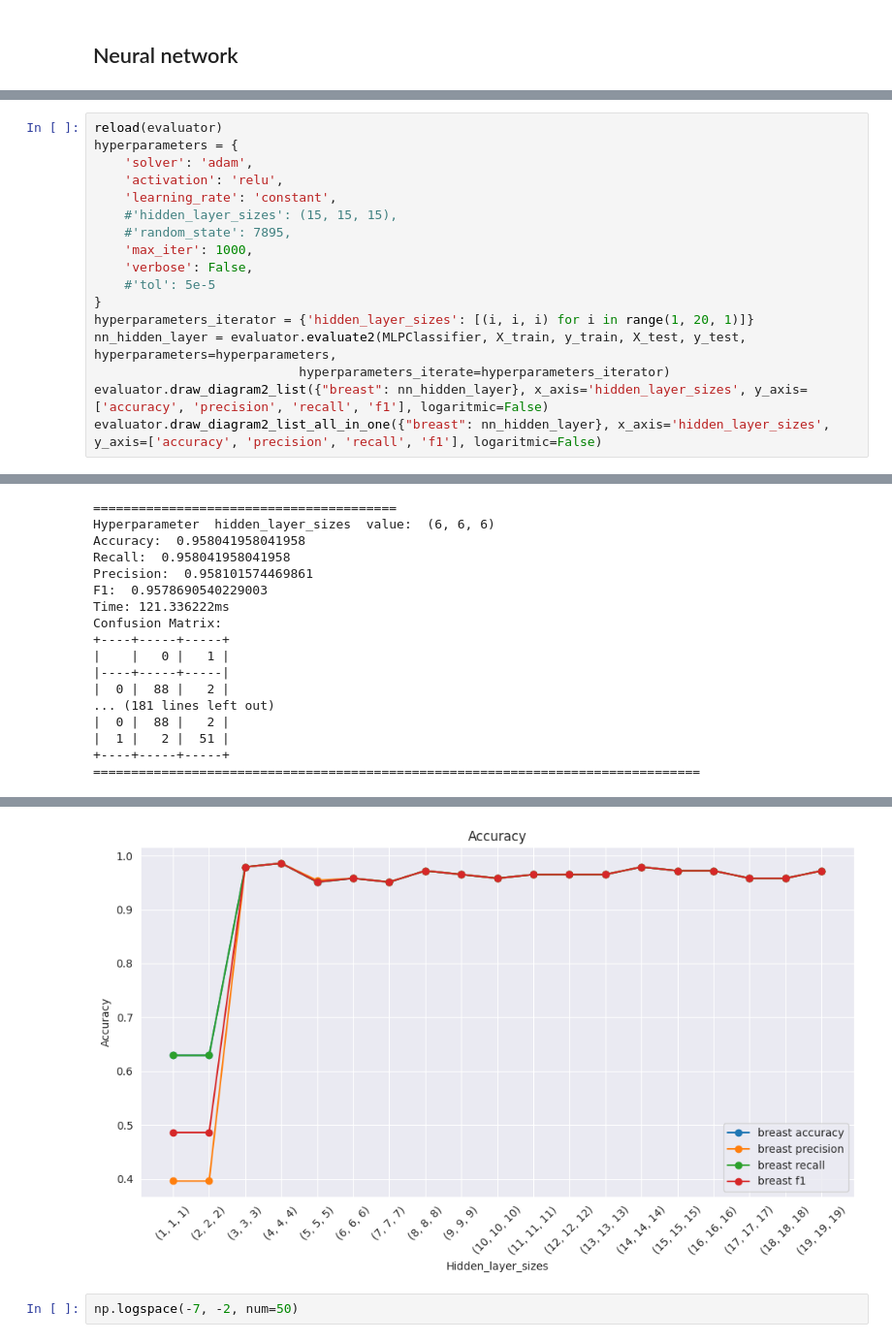
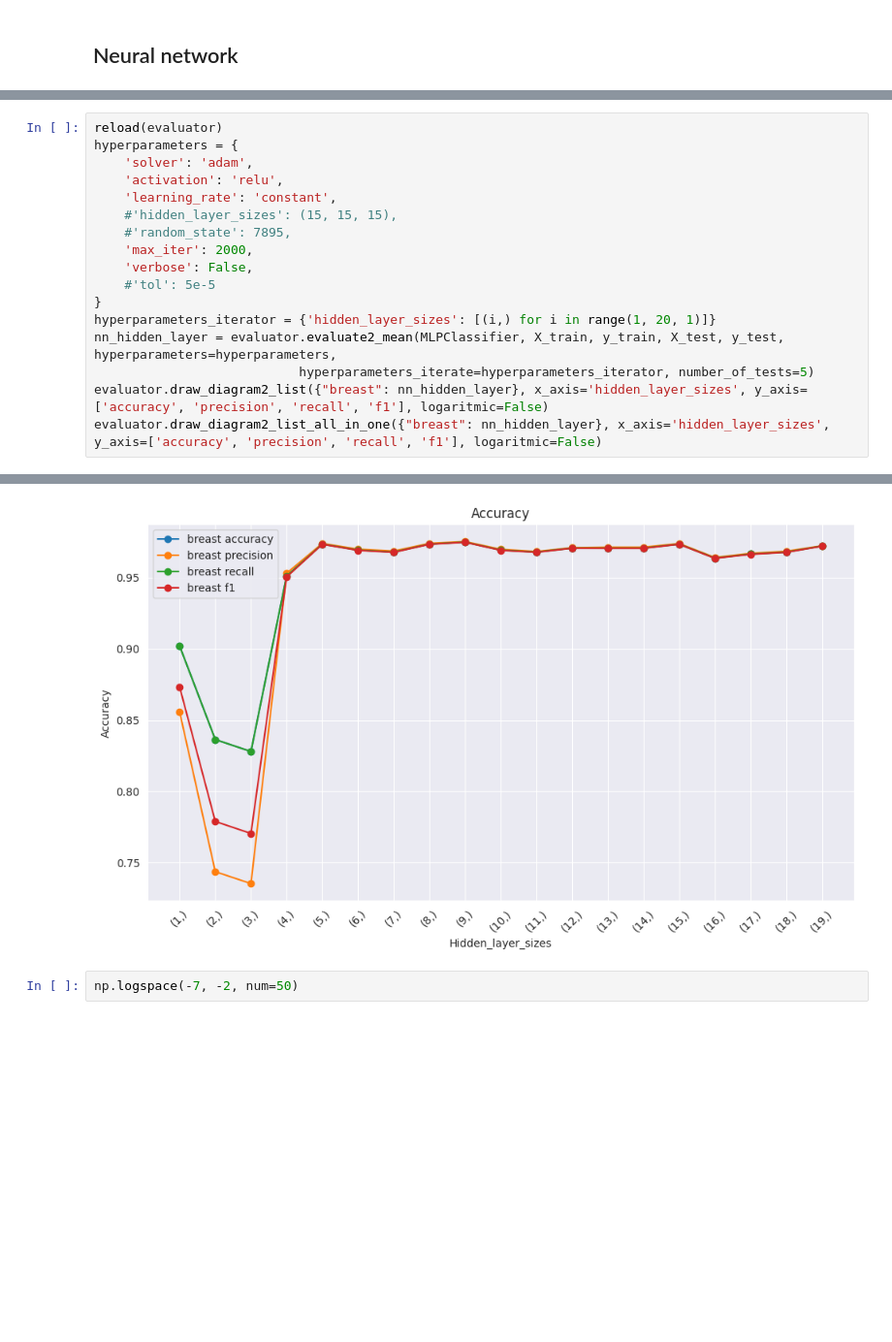
Before and after one commit to Maustrian3/ML24, a Jupyter notebook: exercise-1/breast.ipynb, the cells around one changed output, grey strips where cells are left out. Shown at 97% size. Cells and saved outputs as stored; diff of their text form; blank space fills up the shorter version.

```diff
--- a/exercise-1/breast.ipynb
+++ b/exercise-1/breast.ipynb
@@ -139,13 +170,13 @@ hyperparameters = {
     'learning_rate': 'constant',
     #'hidden_layer_sizes': (15, 15, 15),
     #'random_state': 7895,
-    'max_iter': 1000,
+    'max_iter': 2000,
     'verbose': False,
     #'tol': 5e-5
 }
-hyperparameters_iterator = {'hidden_layer_sizes': [(i, i, i) for i in range(1, 20, 1)]}
-nn_hidden_layer = evaluator.evaluate2(MLPClassifier, X_train, y_train, X_test, y_test, hyperparameters=hyperparameters,
-                           hyperparameters_iterate=hyperparameters_iterator)
+hyperparameters_iterator = {'hidden_layer_sizes': [(i,) for i in range(1, 20, 1)]}
+nn_hidden_layer = evaluator.evaluate2_mean(MLPClassifier, X_train, y_train, X_test, y_test, hyperparameters=hyperparameters,
+                           hyperparameters_iterate=hyperparameters_iterator, number_of_tests=5)
 evaluator.draw_diagram2_list({"breast": nn_hidden_layer}, x_axis='hidden_layer_sizes', y_axis=['accuracy', 'precision', 'recall', 'f1'], logaritmic=False)
 evaluator.draw_diagram2_list_all_in_one({"breast": nn_hidden_layer}, x_axis='hidden_layer_sizes', y_axis=['accuracy', 'precision', 'recall', 'f1'], logaritmic=False)
 # %% [output]
@@ -203,17 +205,0 @@ Confusion Matrix:
-========================================
-Hyperparameter  hidden_layer_sizes  value:  (6, 6, 6)
-Accuracy:  0.958041958041958
-Recall:  0.958041958041958
-Precision:  0.958101574469861
-F1:  0.9578690540229003
-Time: 121.336222ms
-Confusion Matrix:
-+----+-----+-----+
-|    |   0 |   1 |
-|----+-----+-----|
-|  0 |  88 |   2 |
-... (181 lines left out)
-|  0 |  88 |   2 |
-|  1 |   2 |  51 |
-+----+-----+-----+
-================================================================================
@@ -224,4 +210,4 @@ Confusion Matrix:
-[figure, old version]
+[figure, new version]
 # %%
 np.logspace(-7, -2, num=50)
 # %% [output]
```
Also changed, not shown: parts of 9 cells of this notebook, 2 other files.
